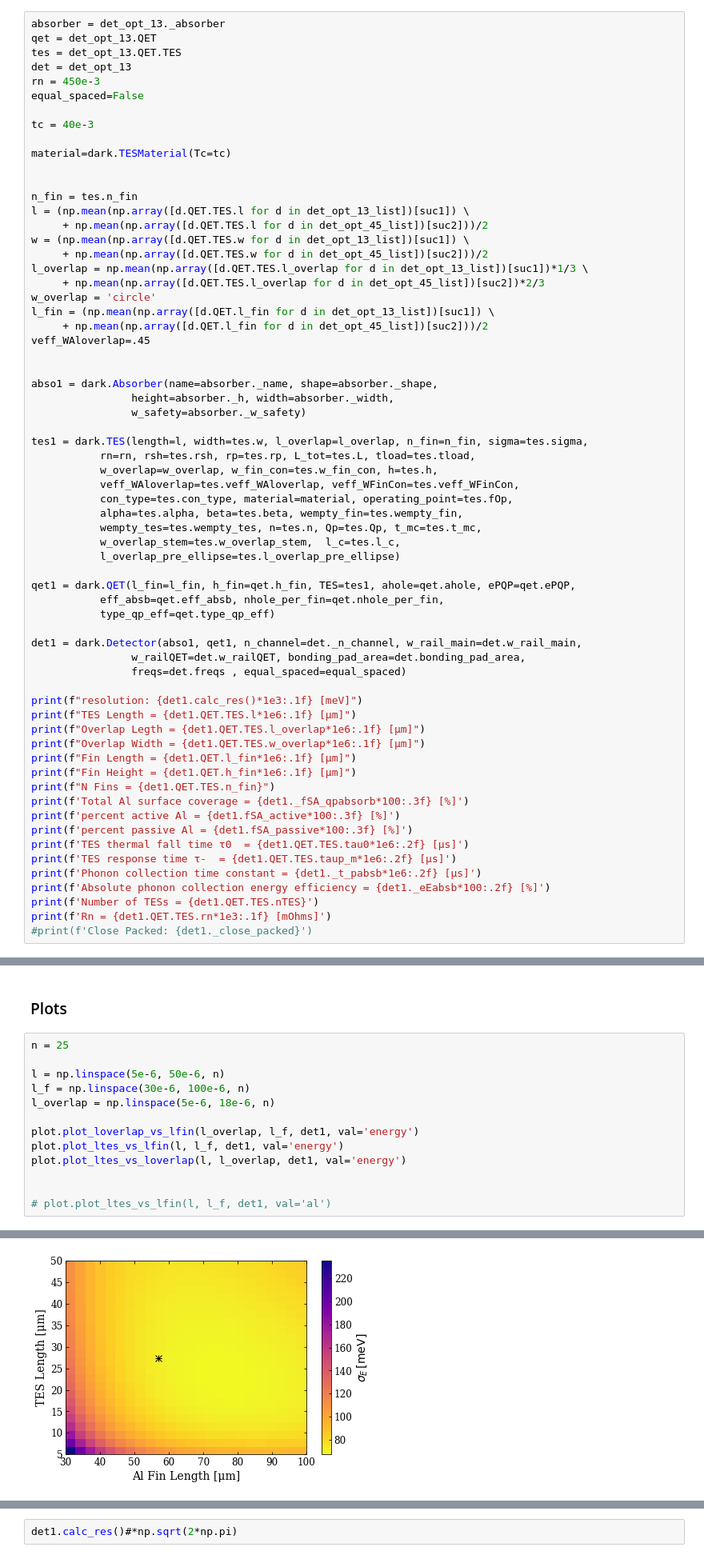
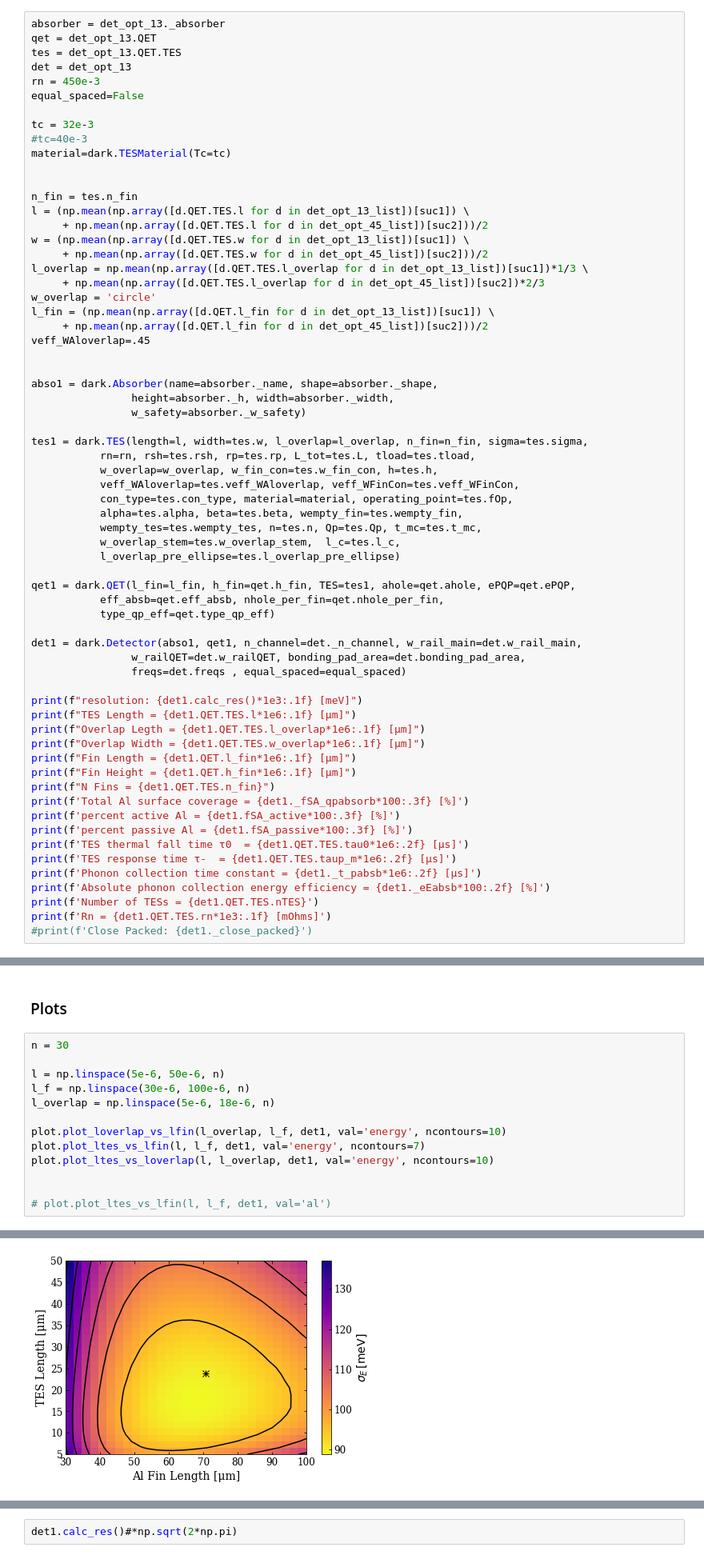
Before and after one commit to cwfink/cm_det_opt, a Jupyter notebook: quarter_percent/point25_percent_cov.ipynb, the cells around one changed output, grey strips where cells are left out. Shown at 80% size. Saved outputs shown, nothing was run; the diff lists cells and outputs as text.

```diff
--- a/quarter_percent/point25_percent_cov.ipynb
+++ b/quarter_percent/point25_percent_cov.ipynb
@@ -656,8 +656,8 @@ det = det_opt_13
 rn = 450e-3
 equal_spaced=False
 
-tc = 40e-3
-
+tc = 32e-3
+#tc=40e-3
 material=dark.TESMaterial(Tc=tc)
 
 
@@ -745,15 +733,15 @@ Rn = 450.0 [mOhms]
 # %% [markdown]
 ### Plots
 # %%
-n = 25
+n = 30
 
 l = np.linspace(5e-6, 50e-6, n)
 l_f = np.linspace(30e-6, 100e-6, n)
 l_overlap = np.linspace(5e-6, 18e-6, n)
 
-plot.plot_loverlap_vs_lfin(l_overlap, l_f, det1, val='energy')
-plot.plot_ltes_vs_lfin(l, l_f, det1, val='energy')
-plot.plot_ltes_vs_loverlap(l, l_overlap, det1, val='energy')
+plot.plot_loverlap_vs_lfin(l_overlap, l_f, det1, val='energy', ncontours=10)
+plot.plot_ltes_vs_lfin(l, l_f, det1, val='energy', ncontours=7)
+plot.plot_ltes_vs_loverlap(l, l_overlap, det1, val='energy', ncontours=10)
 
 
 # plot.plot_ltes_vs_lfin(l, l_f, det1, val='al')
@@ -764 +752 @@ plot.plot_ltes_vs_loverlap(l, l_overlap, det1, val='energy')
-[figure, old version]
+[figure, new version]
```
Also changed, not shown: parts of 6 cells of this notebook, 2 other files.
